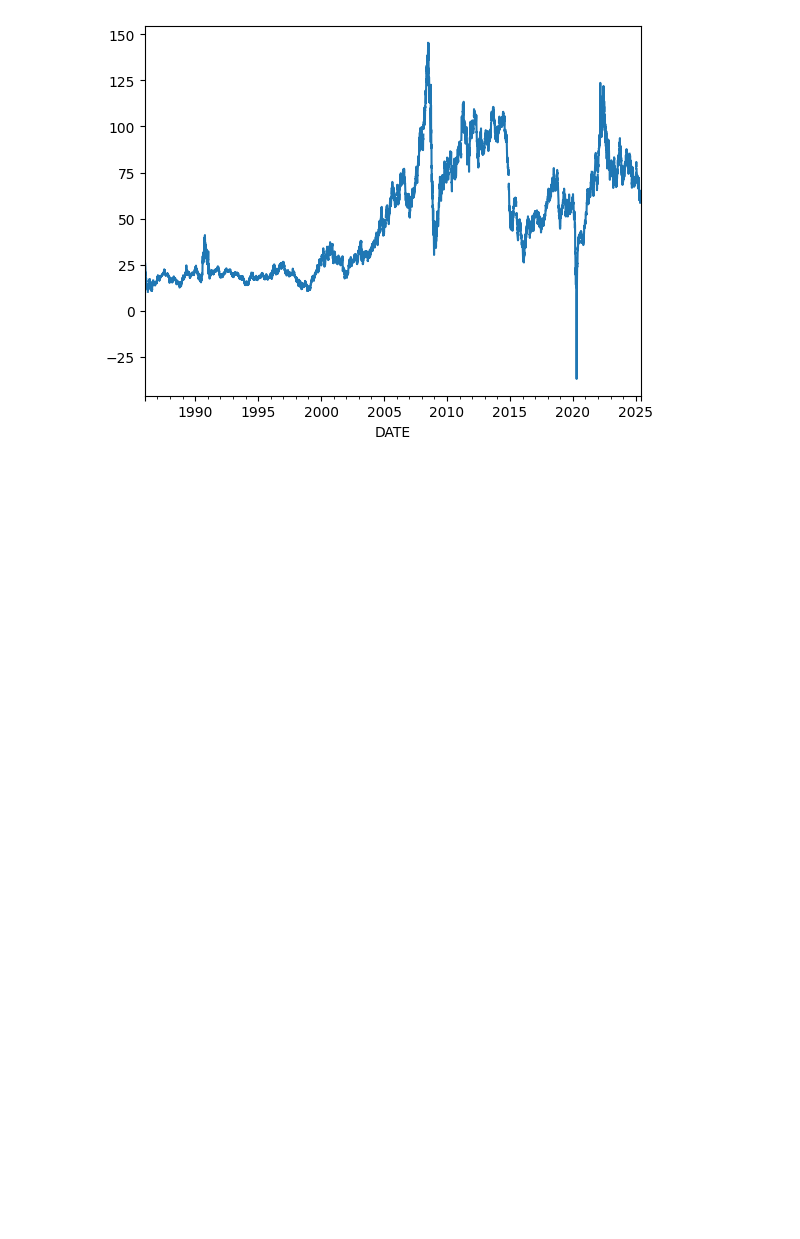
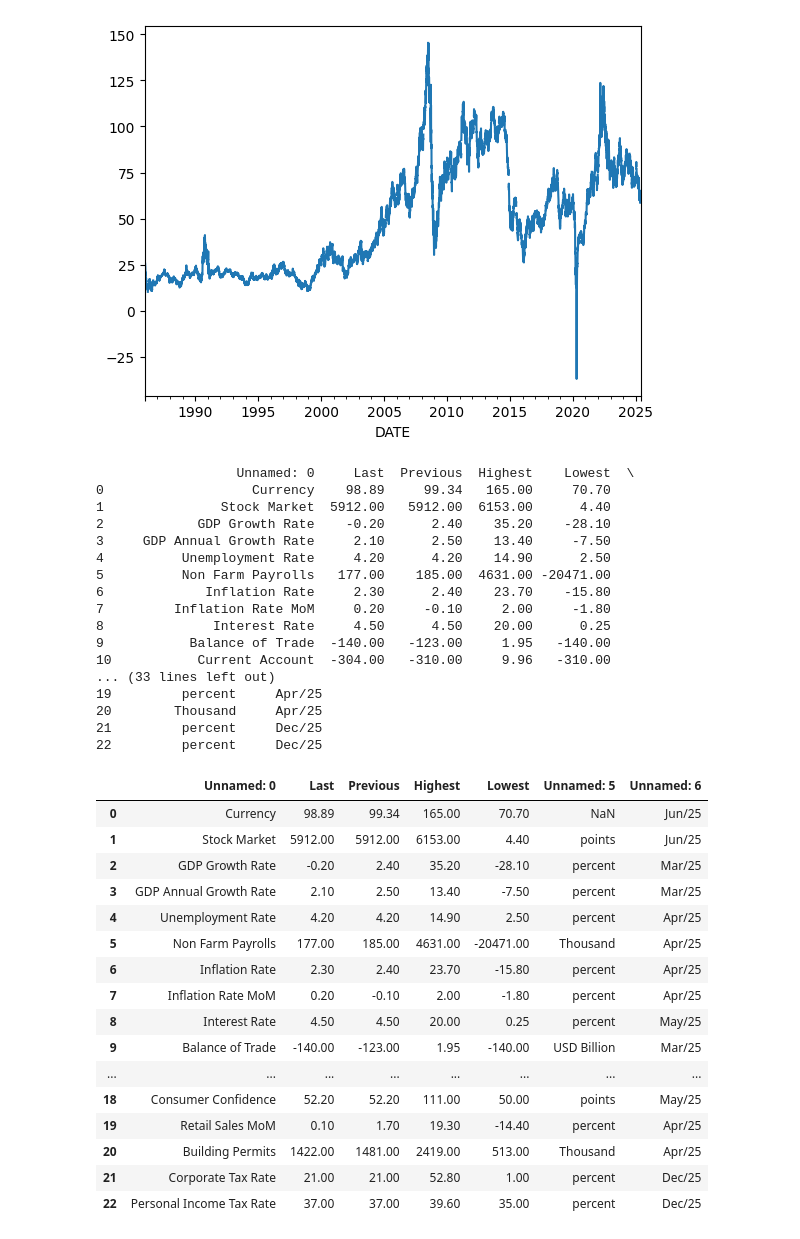
Before and after one commit to nathadriele/stock-markets-analytics-zoomcamp, a Jupyter notebook: 01-intro-and-data-sources/hw-intro.ipynb, the cells around one changed output. Drawn from its saved outputs; the diff is of its cells as text; code cells hidden in the pictures; blank space fills up the shorter version.

```diff
--- a/01-intro-and-data-sources/hw-intro.ipynb
+++ b/01-intro-and-data-sources/hw-intro.ipynb
@@ -494,3 +494,69 @@ oil_wti.DCOILWTICO.plot.line()
 [figure]
 # %%
 oil_brent = pdr.DataReader("DCOILBRENTEU", "fred", start=start)
+# %%
+import requests
+from bs4 import BeautifulSoup
+
+url = "https://tradingeconomics.com/united-states/indicators"
+headers = {
+    "User-Agent": "Mozilla/5.0 (Windows NT 10.0; Win64; x64) AppleWebKit/537.36 (KHTML, like Gecko) Chrome/58.0.3029.110 Safari/537.3"
+}
+
+response = requests.get(url, headers=headers)
+# %%
+# Check if the request was successful (status code 200)
+if response.status_code == 200:
+    # Parse the HTML content of the webpage
+    soup = BeautifulSoup(response.content, "html.parser")
+
+    # You need to be able to find this table tag and read all behind it
+    # Find the div with class "table-responsive"
+    table_div = soup.find("div", class_="table-responsive")
+
+    # Extract the table within the div
+    table = table_div.find("table")
+
+    # Use pandas to read the table into a DataFrame
+    df = pd.read_html(str(table))[0]  # Assuming there's only one table, otherwise, loop through the list
+
+    # Display the DataFrame
+    print(df)
+else:
+    print("Failed to retrieve data from the webpage.")
+df
+# %% [output]
+                  Unnamed: 0     Last  Previous  Highest    Lowest  \
+0                   Currency    98.89     99.34   165.00     70.70
+1               Stock Market  5912.00   5912.00  6153.00      4.40
+2            GDP Growth Rate    -0.20      2.40    35.20    -28.10
+3     GDP Annual Growth Rate     2.10      2.50    13.40     -7.50
+4          Unemployment Rate     4.20      4.20    14.90      2.50
+5          Non Farm Payrolls   177.00    185.00  4631.00 -20471.00
+6             Inflation Rate     2.30      2.40    23.70    -15.80
+7         Inflation Rate MoM     0.20     -0.10     2.00     -1.80
+8              Interest Rate     4.50      4.50    20.00      0.25
+9           Balance of Trade  -140.00   -123.00     1.95   -140.00
+10           Current Account  -304.00   -310.00     9.96   -310.00
+... (33 lines left out)
+19         percent     Apr/25
+20        Thousand     Apr/25
+21         percent     Dec/25
+22         percent     Dec/25
+|  | Unnamed: 0 | Last | Previous | Highest | Lowest | Unnamed: 5 | Unnamed: 6 |
+| 0 | Currency | 98.89 | 99.34 | 165.00 | 70.70 | NaN | Jun/25 |
+| 1 | Stock Market | 5912.00 | 5912.00 | 6153.00 | 4.40 | points | Jun/25 |
+| 2 | GDP Growth Rate | -0.20 | 2.40 | 35.20 | -28.10 | percent | Mar/25 |
+| 3 | GDP Annual Growth Rate | 2.10 | 2.50 | 13.40 | -7.50 | percent | Mar/25 |
+| 4 | Unemployment Rate | 4.20 | 4.20 | 14.90 | 2.50 | percent | Apr/25 |
+| 5 | Non Farm Payrolls | 177.00 | 185.00 | 4631.00 | -20471.00 | Thousand | Apr/25 |
+| 6 | Inflation Rate | 2.30 | 2.40 | 23.70 | -15.80 | percent | Apr/25 |
+| 7 | Inflation Rate MoM | 0.20 | -0.10 | 2.00 | -1.80 | percent | Apr/25 |
+| 8 | Interest Rate | 4.50 | 4.50 | 20.00 | 0.25 | percent | May/25 |
+| 9 | Balance of Trade | -140.00 | -123.00 | 1.95 | -140.00 | USD Billion | Mar/25 |
+| ... | ... | ... | ... | ... | ... | ... | ... |
+| 18 | Consumer Confidence | 52.20 | 52.20 | 111.00 | 50.00 | points | May/25 |
+| 19 | Retail Sales MoM | 0.10 | 1.70 | 19.30 | -14.40 | percent | Apr/25 |
+| 20 | Building Permits | 1422.00 | 1481.00 | 2419.00 | 513.00 | Thousand | Apr/25 |
+| 21 | Corporate Tax Rate | 21.00 | 21.00 | 52.80 | 1.00 | percent | Dec/25 |
+| 22 | Personal Income Tax Rate | 37.00 | 37.00 | 39.60 | 35.00 | percent | Dec/25 |
```
Also changed, not shown: parts of 10 cells of this notebook.
